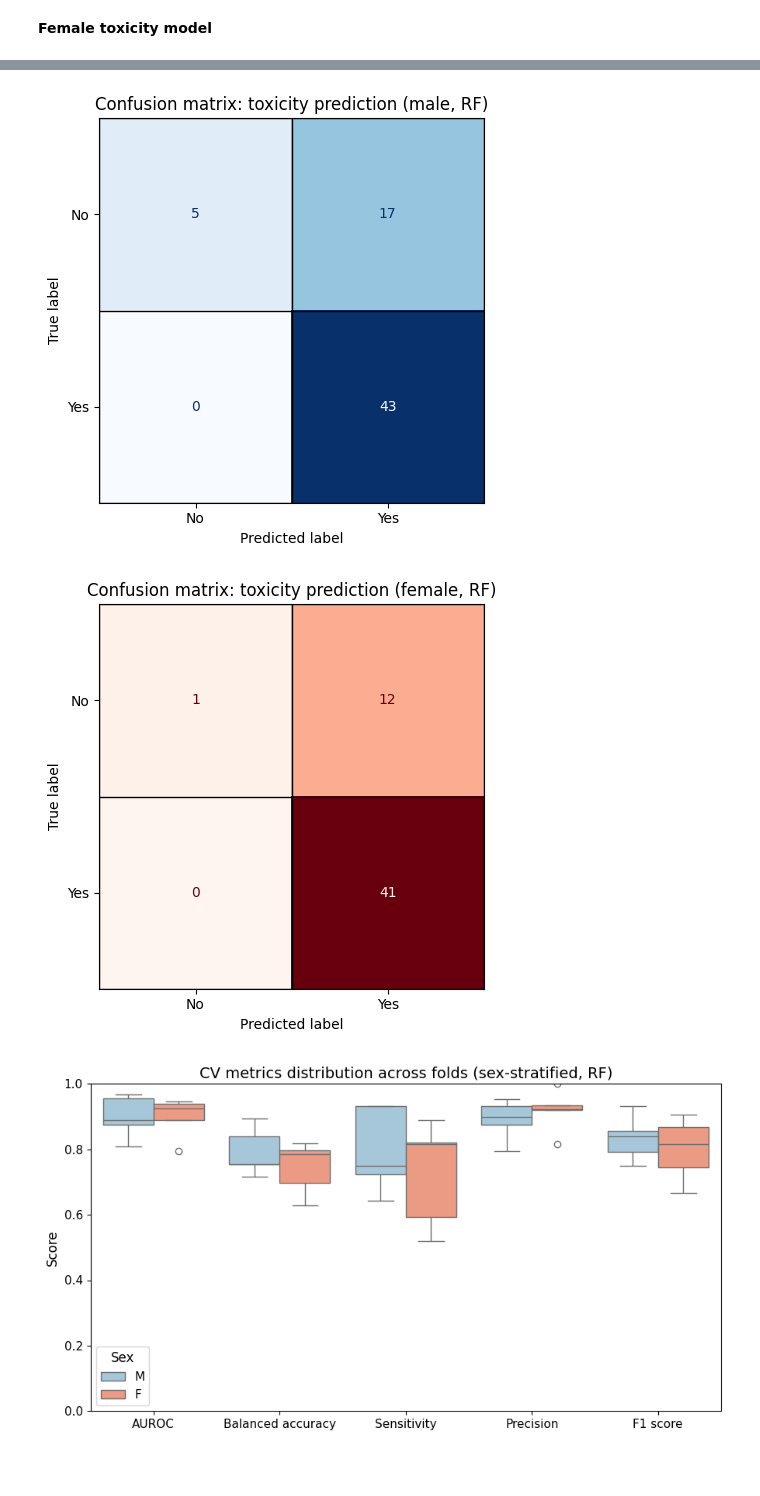
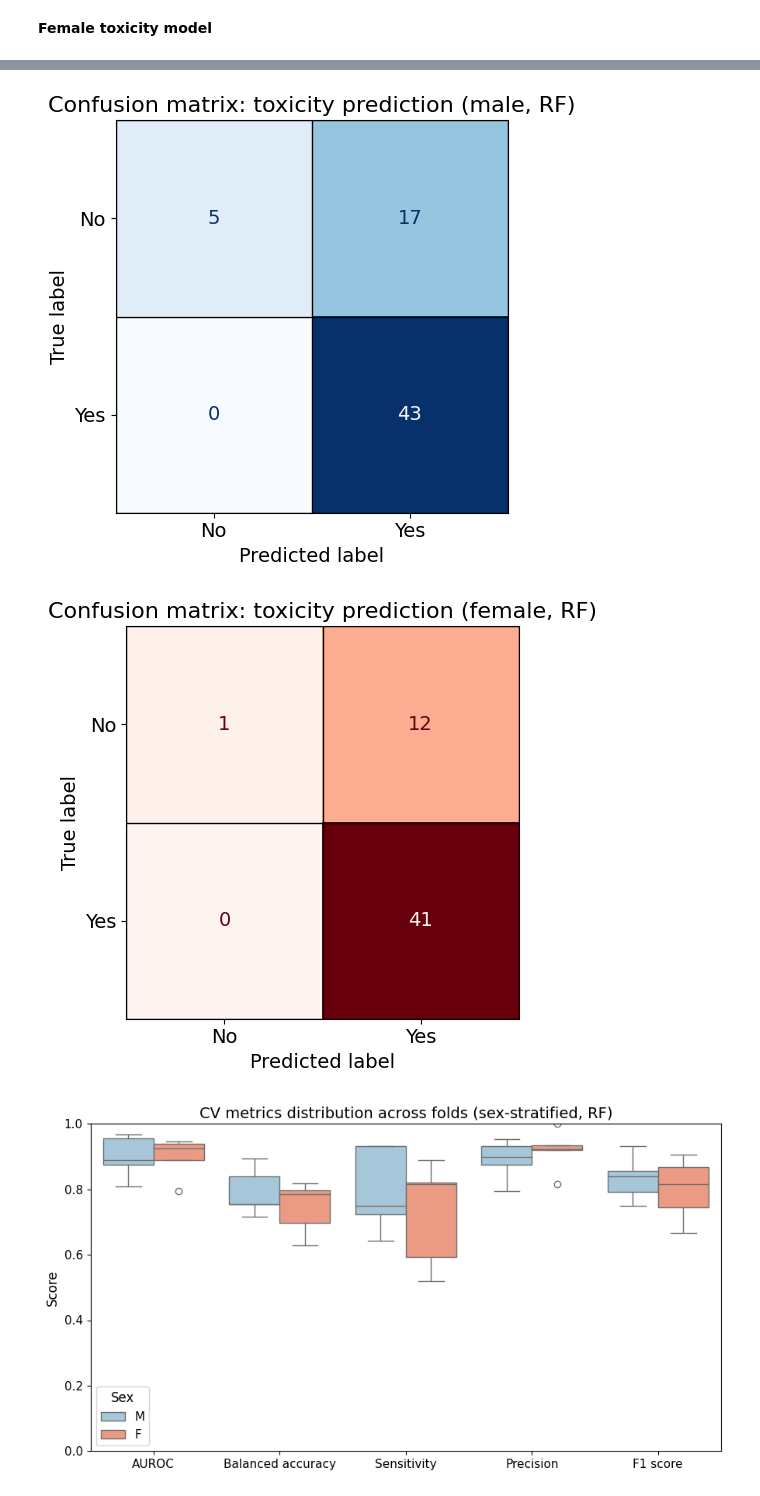
Before and after one commit to heteyszabolcs/gdefiner_ml_workflow, a Jupyter notebook: rf_sex.ipynb, the cells around one changed output, grey strips where cells are left out. Saved outputs shown, nothing was run; the diff lists cells and outputs as text; code cells hidden in the pictures; blank space fills up the shorter version.

```diff
--- a/rf_sex.ipynb
+++ b/rf_sex.ipynb
@@ -841,39 +863,51 @@ metrics_df
 # %%
 import os
 from sklearn.metrics import confusion_matrix, ConfusionMatrixDisplay
 
 os.makedirs("output/random_forest", exist_ok=True)
 
 # Male confusion matrix (toxicity)
 cm_male = confusion_matrix(y_test_male, y_pred_male)
 disp_male = ConfusionMatrixDisplay(confusion_matrix=cm_male, display_labels=["No", "Yes"])
-ax_male = disp_male.plot(cmap="Blues", values_format="d", colorbar=False).ax_
+fig, ax = plt.subplots(figsize=(5.5, 5))
+ax_male = disp_male.plot(cmap="Blues", values_format="d", colorbar=False, ax=ax).ax_
 ax_male.set_xticks(np.arange(cm_male.shape[1] + 1) - 0.5, minor=True)
 ax_male.set_yticks(np.arange(cm_male.shape[0] + 1) - 0.5, minor=True)
 ax_male.grid(which="minor", color="black", linestyle="-", linewidth=1)
 ax_male.tick_params(which="minor", bottom=False, left=False)
-plt.title("Confusion matrix: toxicity prediction (male, RF)")
+ax_male.set_xlabel("Predicted label", fontsize=14)
+ax_male.set_ylabel("True label", fontsize=14)
+ax_male.tick_params(axis="both", labelsize=14)
+for t in ax_male.texts:
+    t.set_fontsize(14)
+plt.title("Confusion matrix: toxicity prediction (male, RF)", fontsize=16)
 plt.tight_layout()
 plt.savefig("output/random_forest/cm_rf_toxicity_male.pdf", dpi=300, bbox_inches="tight")
 plt.savefig("output/random_forest/cm_rf_toxicity_male.png", dpi=300, bbox_inches="tight")
 plt.show()
 
 # Female confusion matrix (toxicity)
 cm_female = confusion_matrix(y_test_female, y_pred_female)
 disp_female = ConfusionMatrixDisplay(confusion_matrix=cm_female, display_labels=["No", "Yes"])
-ax_female = disp_female.plot(cmap="Reds", values_format="d", colorbar=False).ax_
+fig, ax = plt.subplots(figsize=(5.5, 5))
+ax_female = disp_female.plot(cmap="Reds", values_format="d", colorbar=False, ax=ax).ax_
 ax_female.set_xticks(np.arange(cm_female.shape[1] + 1) - 0.5, minor=True)
 ax_female.set_yticks(np.arange(cm_female.shape[0] + 1) - 0.5, minor=True)
 ax_female.grid(which="minor", color="black", linestyle="-", linewidth=1)
 ax_female.tick_params(which="minor", bottom=False, left=False)
-plt.title("Confusion matrix: toxicity prediction (female, RF)")
+ax_female.set_xlabel("Predicted label", fontsize=14)
+ax_female.set_ylabel("True label", fontsize=14)
+ax_female.tick_params(axis="both", labelsize=14)
+for t in ax_female.texts:
+    t.set_fontsize(14)
+plt.title("Confusion matrix: toxicity prediction (female, RF)", fontsize=16)
 plt.tight_layout()
 plt.savefig("output/random_forest/cm_rf_toxicity_female.pdf", dpi=300, bbox_inches="tight")
 plt.savefig("output/random_forest/cm_rf_toxicity_female.png", dpi=300, bbox_inches="tight")
 plt.show()
 # %% [output]
-[figure, old version]
+[figure, new version]
-[figure, old version]
+[figure, new version]
 # %%
 metric_cols = [
     "auroc",
```
Also changed, not shown: parts of 6 cells of this notebook, 30 other files.
